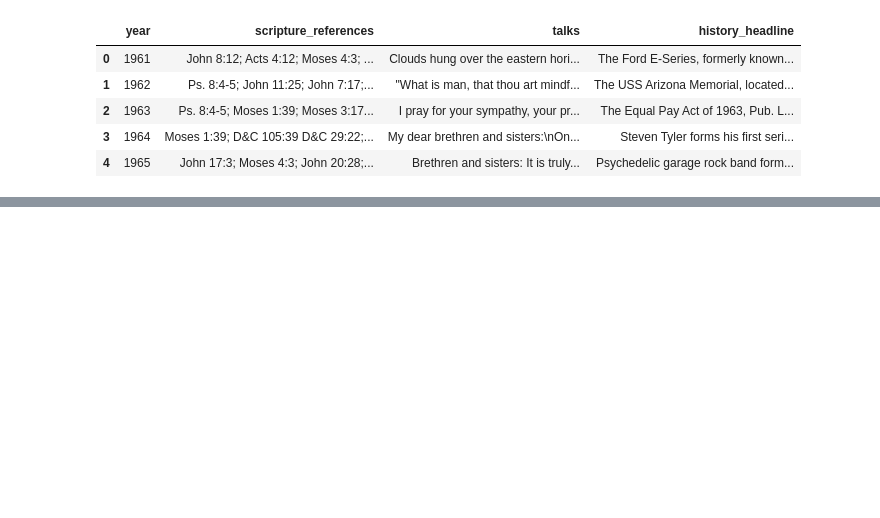
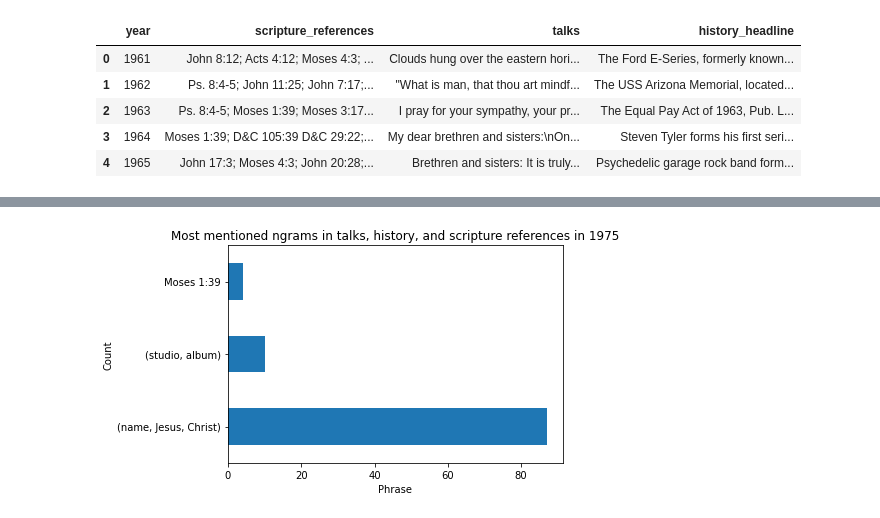
Before and after one commit to ramsey-king/DSC-540-Data-Preparation, a Jupyter notebook: Final-Project/Term Project Milestone 5.ipynb, the cells around one changed output, grey strips where cells are left out. Drawn from its saved outputs; the diff is of its cells as text; code cells hidden in the pictures; blank space fills up the shorter version.

```diff
--- a/Final-Project/Term Project Milestone 5.ipynb
+++ b/Final-Project/Term Project Milestone 5.ipynb
@@ -112,0 +199,29 @@ the_final_df.head()
+# %%
+'''
+Plot of most frequent talk trigram, most frequent history bigram, most recent scripture reference unigram
+for 1975.
+'''
+def token_processor(column, n_gram_count, year_index):
+    test_tokens = word_tokenize(the_final_df[column][year_index])
+    stop_words = stopwords.words('english')
+    tokenizer = nltk.RegexpTokenizer('\w+')
+    punc_removed_tokens = tokenizer.tokenize(the_final_df[column][year_index])
+    filtered_tokens = [word for word in punc_removed_tokens if not word.lower() in stop_words]
+
+    if column == 'scripture_references':
+        return pd.Series(the_final_df[column][year_index].split('; ')).value_counts()[:1]
+    else:
+        return pd.Series(ngrams(filtered_tokens, n_gram_count)).value_counts()[:1]
+
+talk_trigram = token_processor('talks', 3, 14)
+history_bigram = token_processor('history_headline', 2, 14)
+scrip_unigram = token_processor('scripture_references', 1, 14)
+
+a_df = pd.concat([talk_trigram, history_bigram, scrip_unigram], axis=0)
+a_df.plot.barh()
+plt.title('Most mentioned ngrams in talks, history, and scripture references in 1975')
+plt.ylabel('Count')
+plt.xlabel('Phrase')
+plt.show()
+# %% [output]
+[figure, added]
```
Also changed, not shown: parts of 6 cells of this notebook, 3 other files.
